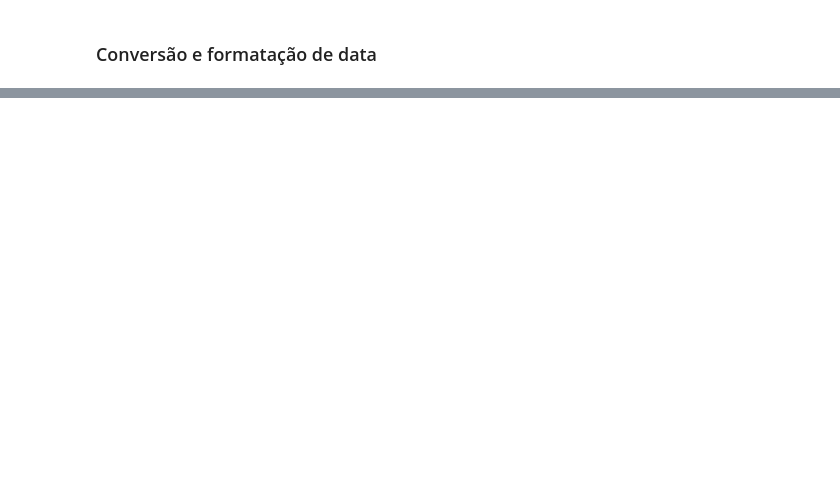
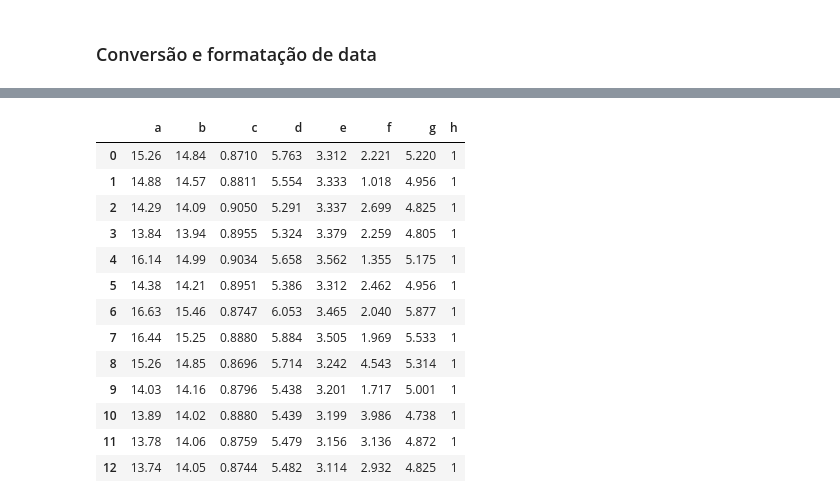
Before and after one commit to DanRelief/DanRelief, a Jupyter notebook: Pandas.ipynb, the cells around one changed output, grey strips where cells are left out. Saved outputs shown, nothing was run; the diff lists cells and outputs as text; code cells hidden in the pictures; blank space fills up the shorter version.

```diff
--- a/Pandas.ipynb
+++ b/Pandas.ipynb
@@ -1526,0 +1112,19 @@ memory usage: 940.0+ bytes
+# %%
+dataset = pd.read_csv('seeds_dataset.txt', sep= "\t", #colocando um separador de coluans, \t
+                      header = None, names = ["a","b","c","d","e","f","g","h"]) #retirando o cabeçalho e colocando nomes nas colunas
+dataset #por ser um txt, não há cabeçalho nem formatação
+# %% [output]
+|  | a | b | c | d | e | f | g | h |
+| 0 | 15.26 | 14.84 | 0.8710 | 5.763 | 3.312 | 2.221 | 5.220 | 1 |
+| 1 | 14.88 | 14.57 | 0.8811 | 5.554 | 3.333 | 1.018 | 4.956 | 1 |
+| 2 | 14.29 | 14.09 | 0.9050 | 5.291 | 3.337 | 2.699 | 4.825 | 1 |
+| 3 | 13.84 | 13.94 | 0.8955 | 5.324 | 3.379 | 2.259 | 4.805 | 1 |
+| 4 | 16.14 | 14.99 | 0.9034 | 5.658 | 3.562 | 1.355 | 5.175 | 1 |
+| 5 | 14.38 | 14.21 | 0.8951 | 5.386 | 3.312 | 2.462 | 4.956 | 1 |
+| 6 | 16.63 | 15.46 | 0.8747 | 6.053 | 3.465 | 2.040 | 5.877 | 1 |
+| 7 | 16.44 | 15.25 | 0.8880 | 5.884 | 3.505 | 1.969 | 5.533 | 1 |
+| 8 | 15.26 | 14.85 | 0.8696 | 5.714 | 3.242 | 4.543 | 5.314 | 1 |
+| 9 | 14.03 | 14.16 | 0.8796 | 5.438 | 3.201 | 1.717 | 5.001 | 1 |
+| 10 | 13.89 | 14.02 | 0.8880 | 5.439 | 3.199 | 3.986 | 4.738 | 1 |
+| 11 | 13.78 | 14.06 | 0.8759 | 5.479 | 3.156 | 3.136 | 4.872 | 1 |
+| 12 | 13.74 | 14.05 | 0.8744 | 5.482 | 3.114 | 2.932 | 4.825 | 1 |
```
Also changed, not shown: parts of 92 cells of this notebook.
